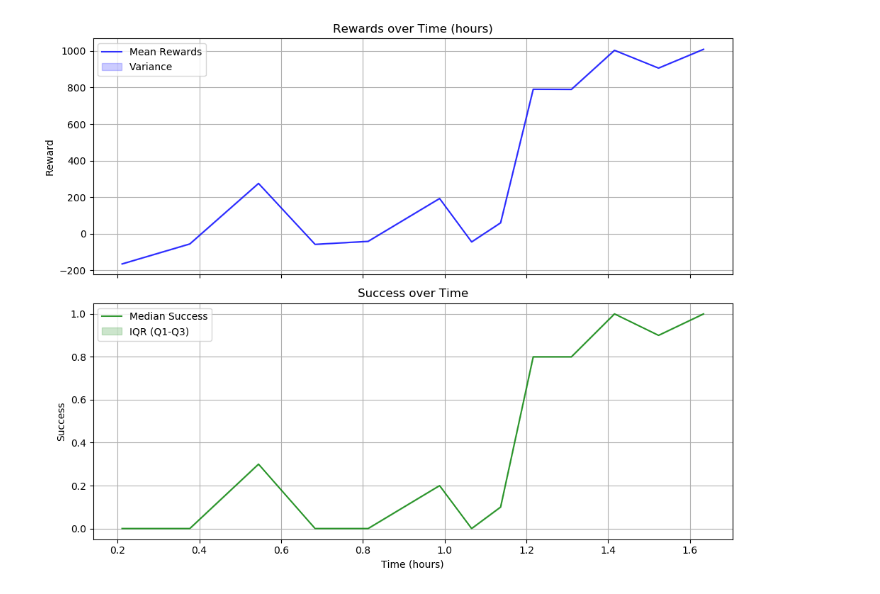
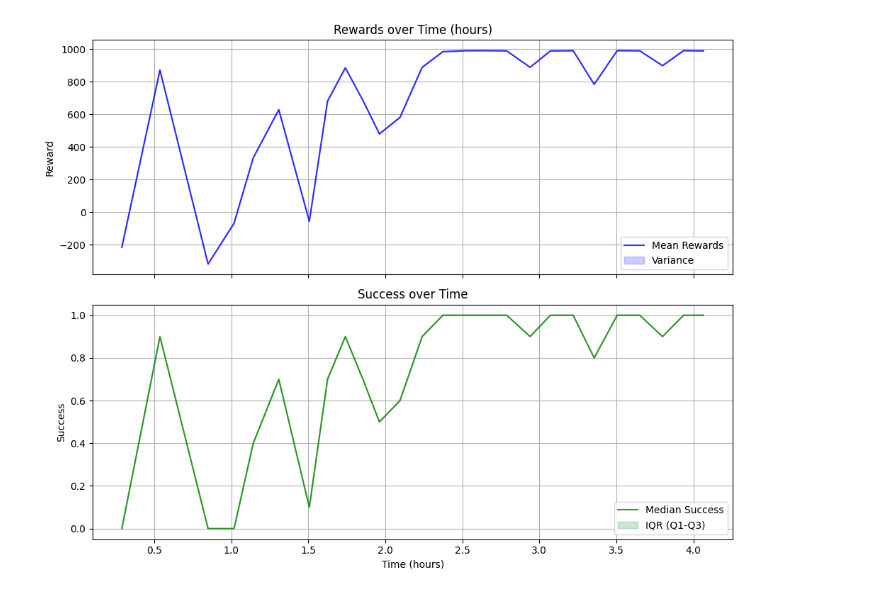
Before and after one commit to turcato-niccolo/test_turtlebot, a Jupyter notebook: results_gazebo.ipynb, the cells around one changed output. Drawn from its saved outputs; the diff is of its cells as text; code cells hidden in the pictures.

Commit message:
seed 0 data complete

```diff
--- a/results_gazebo.ipynb
+++ b/results_gazebo.ipynb
@@ -218,33 +218,36 @@ data_paths = [
 ]
 
 # Example usage
 data_paths = [
     "./results/eval_ExpD3_64_128_1.npz",
     "./results/eval_ExpD3_64_128_0.npz",
     "./results/eval_ExpD3_64_128_2.npz",
     "./results/eval_ExpD3_64_128_3.npz",
     "./results/eval_ExpD3_64_128_4.npz",
     "./results/eval_ExpD3_64_128_5.npz"
 ]
 
 data_paths = [
     "./results/eval_TD3_256_256_0.npz",
     "./results/eval_TD3_256_256_1.npz",
     "./results/eval_TD3_256_256_2.npz",
     "./results/eval_TD3_256_256_3.npz",
     "./results/eval_TD3_256_256_4.npz"
 ]
 
 data_paths = [
-    "./results/eval_TD3_64_128_3.npz"
+    "./results/eval_TD3_64_128_0.npz",
+    "./results/eval_TD3_64_128_3.npz",
+    "./results/eval_TD3_64_128_2.npz",
+    "./results/eval_TD3_64_128_1.npz"
 ]
 
 # Create plotter instance
 plotter = DataPlotter(data_paths[:1])
 # Load and plot data
 
 plotter.load_data(fixed_time_limit=40)
-plotter.plot_evaluation_data(save_path='./images/evaluation_plot_eval_TD3_64_128_3.png')
+plotter.plot_evaluation_data(save_path='./images/evaluation_plot_eval_TD3_64_128_0.png')
 # plotter.plot_evaluation_data(save_path='./images/evaluation_plot_' + data_paths[1][15:-6] + '.png')
 # %% [output]
-[figure, old version]
+[figure, new version]
```
Also changed, not shown: parts of 1 cell of this notebook, 11 other files.
